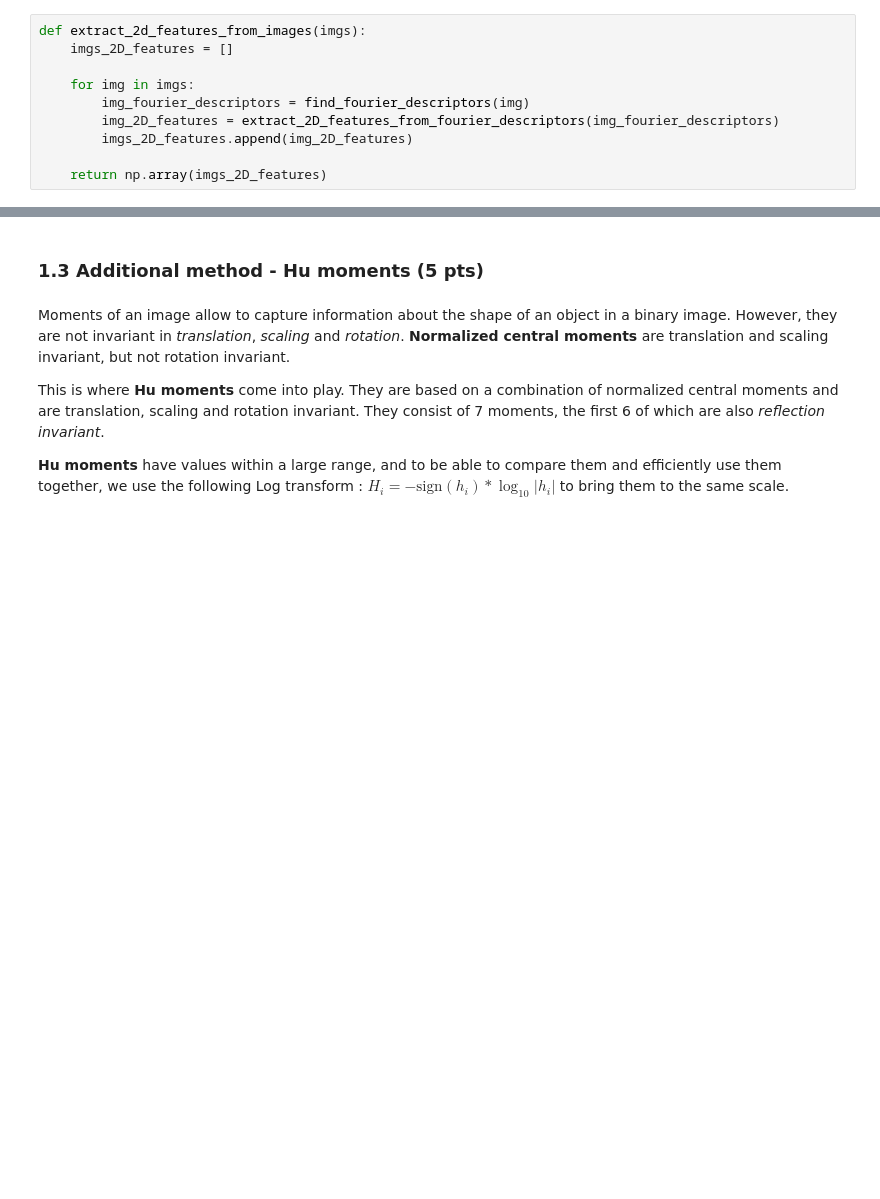
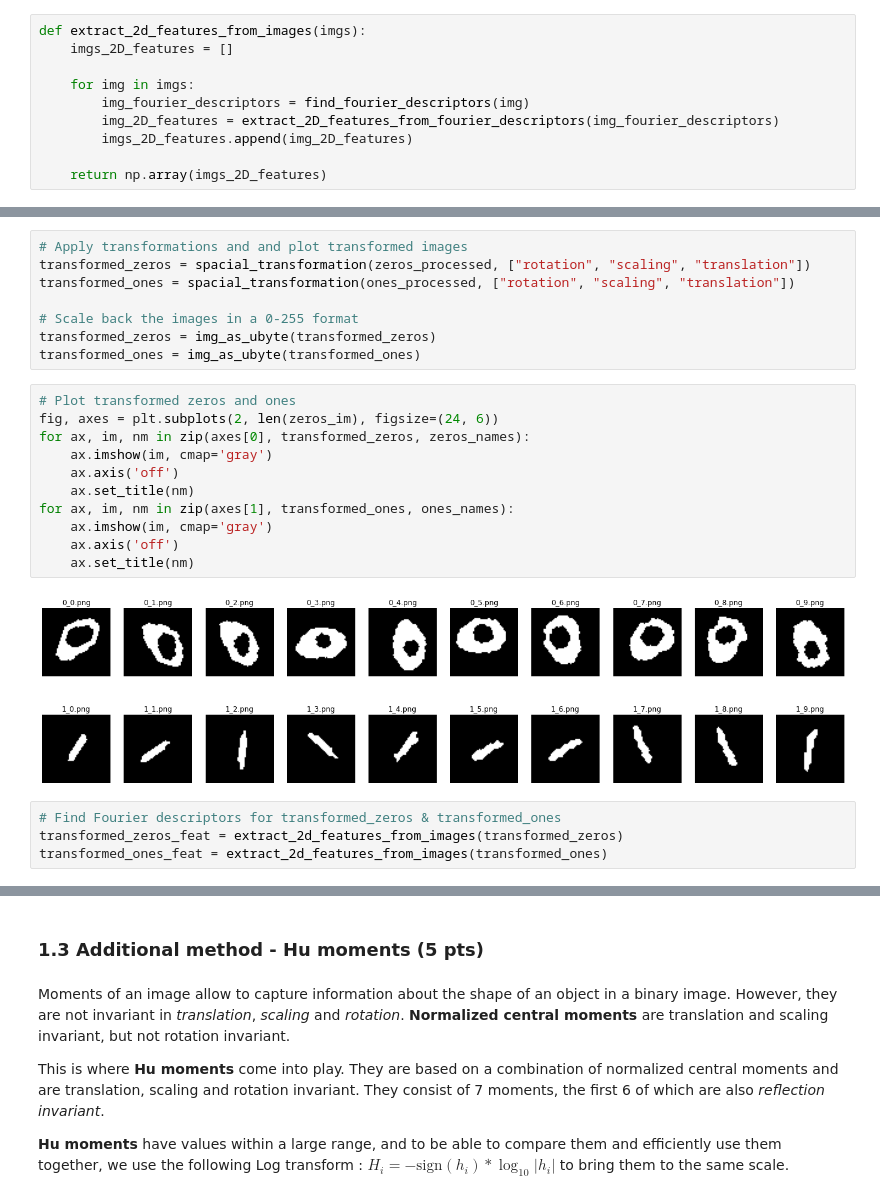
Before and after one commit to melina-chrys/IAPR-squad-lab, a Jupyter notebook: Lab2/lab_02_object_description.ipynb, the cells around one changed output, grey strips where cells are left out. Saved outputs shown, nothing was run; the diff lists cells and outputs as text; blank space fills up the shorter version.

```diff
--- a/Lab2/lab_02_object_description.ipynb
+++ b/Lab2/lab_02_object_description.ipynb
@@ -317,0 +341,25 @@ plt.show()
+# %%
+# Apply transformations and and plot transformed images
+transformed_zeros = spacial_transformation(zeros_processed, ["rotation", "scaling", "translation"])
+transformed_ones = spacial_transformation(ones_processed, ["rotation", "scaling", "translation"])
+
+# Scale back the images in a 0-255 format
+transformed_zeros = img_as_ubyte(transformed_zeros)
+transformed_ones = img_as_ubyte(transformed_ones)
+# %%
+# Plot transformed zeros and ones
+fig, axes = plt.subplots(2, len(zeros_im), figsize=(24, 6))
+for ax, im, nm in zip(axes[0], transformed_zeros, zeros_names):
+    ax.imshow(im, cmap='gray')
+    ax.axis('off')
+    ax.set_title(nm)
+for ax, im, nm in zip(axes[1], transformed_ones, ones_names):
+    ax.imshow(im, cmap='gray')
+    ax.axis('off')
+    ax.set_title(nm)
+# %% [output]
+[figure, added]
+# %%
+# Find Fourier descriptors for transformed_zeros & transformed_ones
+transformed_zeros_feat = extract_2d_features_from_images(transformed_zeros)
+transformed_ones_feat = extract_2d_features_from_images(transformed_ones)
```
Also changed, not shown: parts of 21 cells of this notebook.
